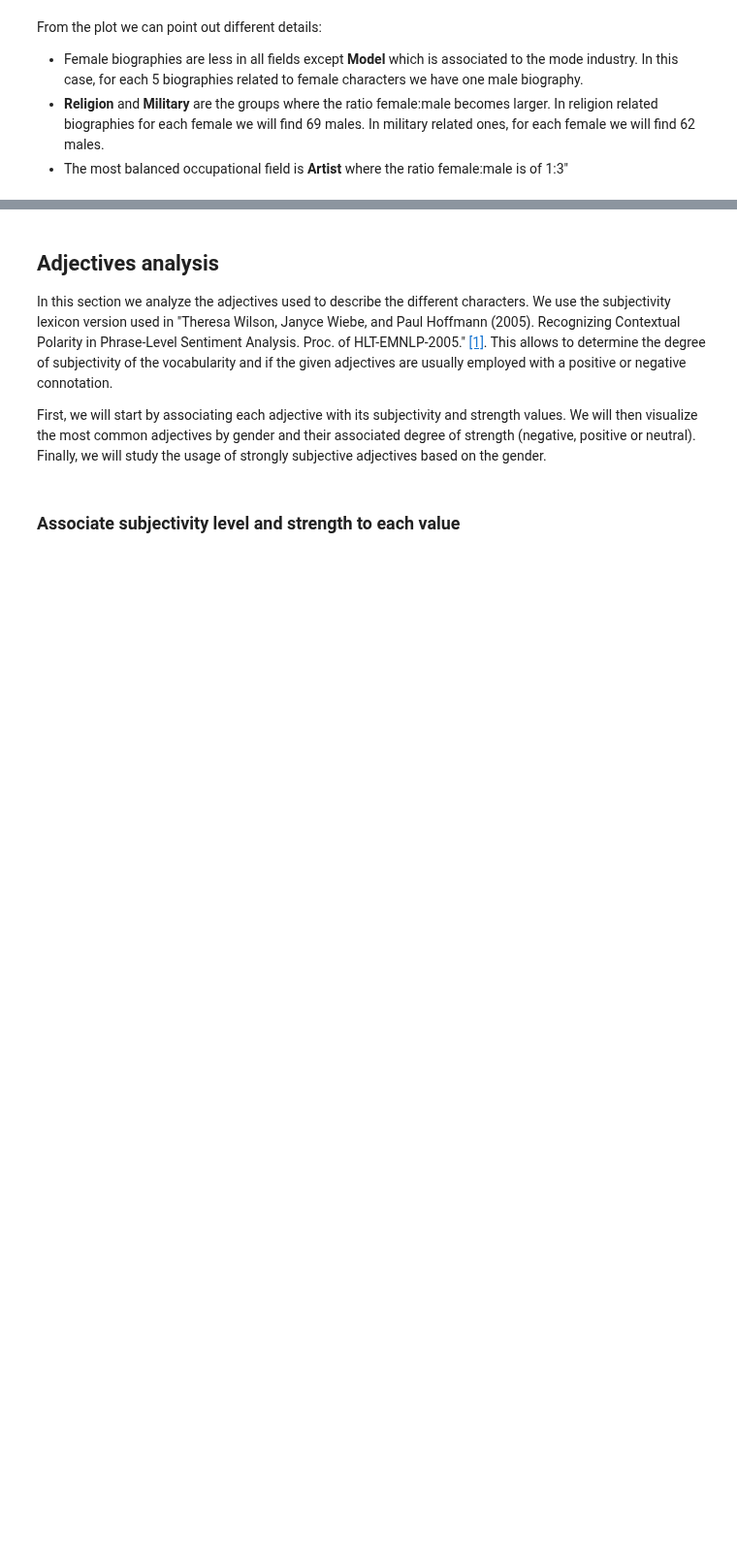
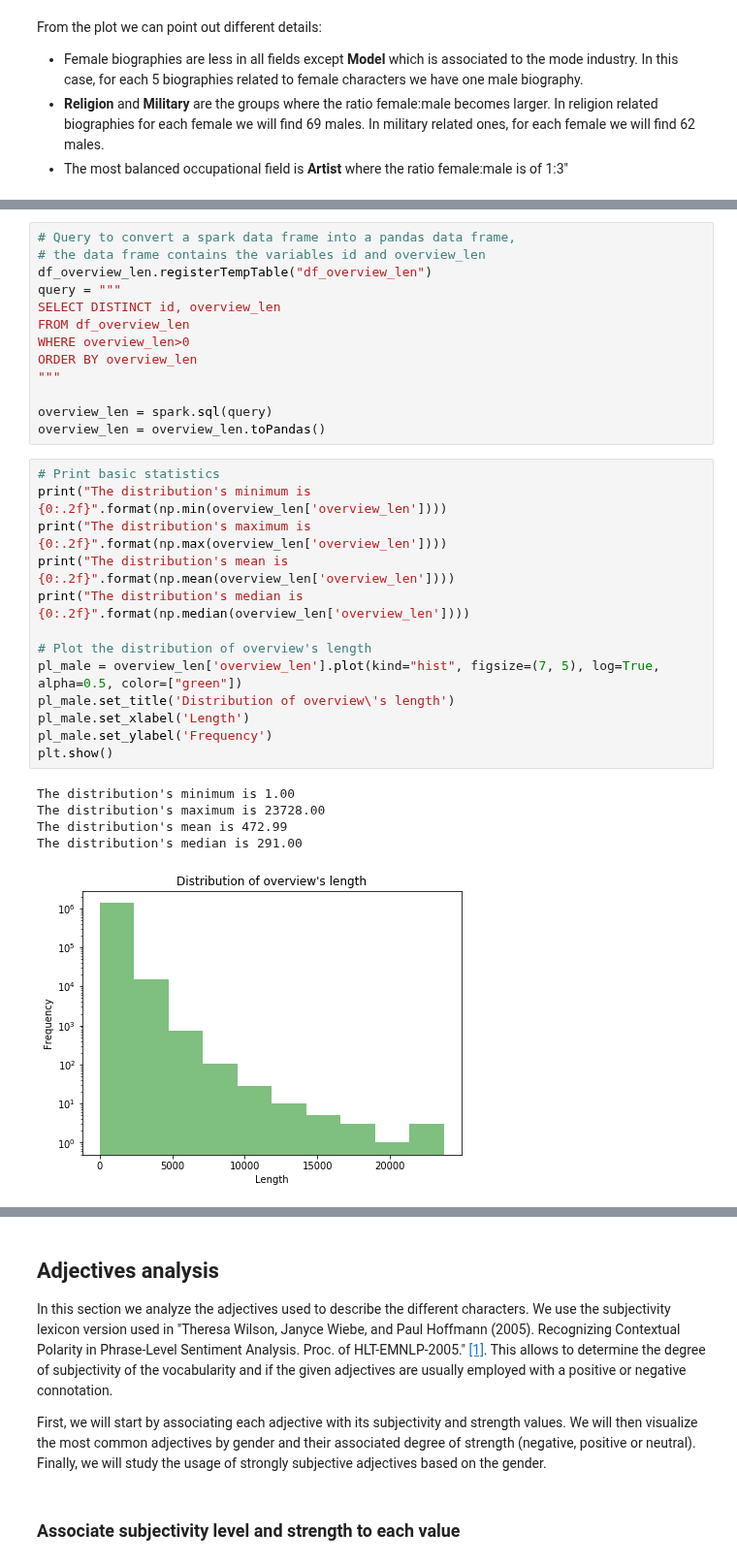
Before and after one commit to natbolon/wiki-gender, a Jupyter notebook: src/Wikipedia_Gender.ipynb, the cells around one changed output, grey strips where cells are left out. Shown at 97% size. Cells and saved outputs as stored; diff of their text form; blank space fills up the shorter version.

```diff
--- a/src/Wikipedia_Gender.ipynb
+++ b/src/Wikipedia_Gender.ipynb
@@ -361,0 +375,32 @@ From the plot we can point out different details:
+# %%
+# Query to convert a spark data frame into a pandas data frame,
+# the data frame contains the variables id and overview_len
+df_overview_len.registerTempTable("df_overview_len")
+query = """
+SELECT DISTINCT id, overview_len
+FROM df_overview_len
+WHERE overview_len>0
+ORDER BY overview_len
+"""
+
+overview_len = spark.sql(query)
+overview_len = overview_len.toPandas()
+# %%
+# Print basic statistics
+print("The distribution's minimum is {0:.2f}".format(np.min(overview_len['overview_len'])))
+print("The distribution's maximum is {0:.2f}".format(np.max(overview_len['overview_len'])))
+print("The distribution's mean is {0:.2f}".format(np.mean(overview_len['overview_len'])))
+print("The distribution's median is {0:.2f}".format(np.median(overview_len['overview_len'])))
+
+# Plot the distribution of overview's length
+pl_male = overview_len['overview_len'].plot(kind="hist", figsize=(7, 5), log=True, alpha=0.5, color=["green"])
+pl_male.set_title('Distribution of overview\'s length')
+pl_male.set_xlabel('Length')
+pl_male.set_ylabel('Frequency')
+plt.show()
+# %% [output]
+The distribution's minimum is 1.00
+The distribution's maximum is 23728.00
+The distribution's mean is 472.99
+The distribution's median is 291.00
+[figure, added]
```
Also changed, not shown: parts of 25 cells of this notebook.
